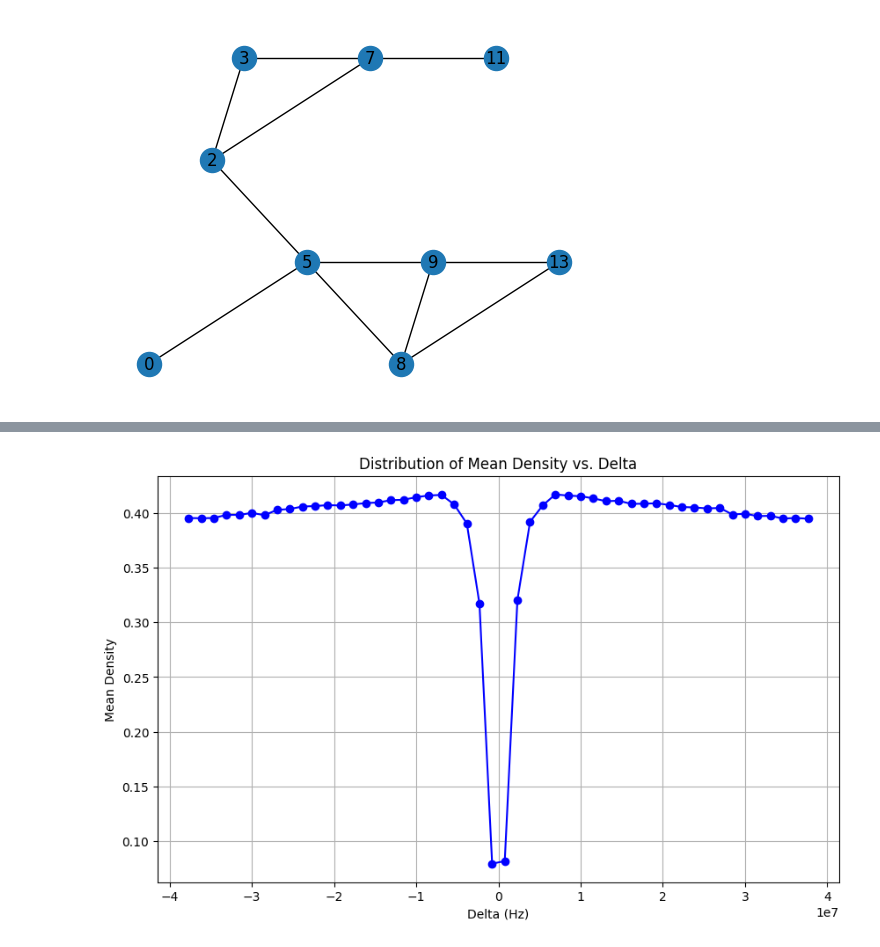
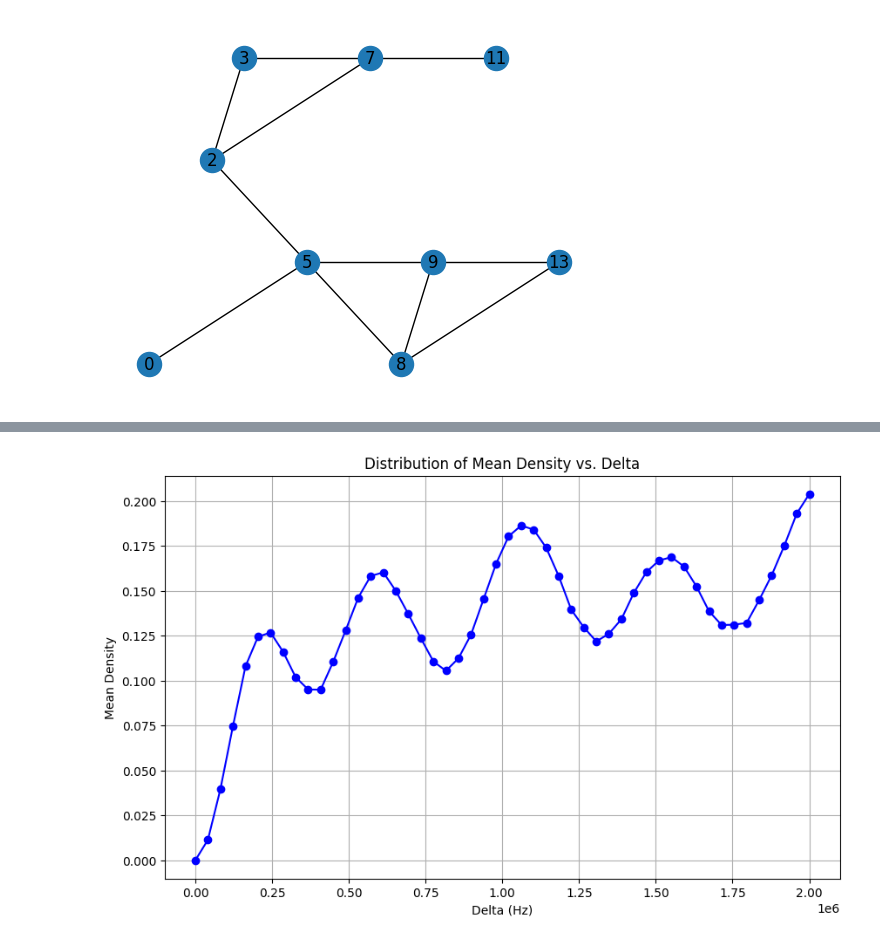
Before and after one commit to porkbellie/quantum-benchmark, a Jupyter notebook: MIS3.ipynb, the cells around one changed output, grey strips where cells are left out. Drawn from its saved outputs; the diff is of its cells as text; code cells hidden in the pictures.

```diff
--- a/MIS3.ipynb
+++ b/MIS3.ipynb
@@ -56,6 +58,15 @@ def generate_unit_disk(atoms_l: int, atoms_w: int, scale=4.0*1e-6, dropout=0.45)
     graph.remove_nodes_from([atom_to_edge[atom] for atom in  set(atom_list) - set(list(remaining_atom_list))])
 
     return atoms, graph
+# %%
+Omega_max = 1e6
+Delta_max = 2e6
+
+T_flat = 0.1*1e-6
+T_max = 0.6*1e-5
+T_rise = 0.1*1e-6
+
+seeds = np.arange(10)
 # %%
 atoms, graph = generate_unit_disk(atoms_l, atoms_w)
 # %%
@@ -118,12 +129,12 @@ def loss_piecewise_linear(atoms: AtomArrangement, T_flat: float, T_max: float, T
 # %%
 from collections import Counter
 
-Omega_max = 6*2*np.pi*1e6
-Delta_max = 6*2*np.pi*1e6
+Omega_max = 1e6
+Delta_max = 2e6
 
 T_flat = 0.1*1e-6
 T_max = 0.6*1e-5
-T_rise = 0.4*1e-6
+T_rise = 0.1*1e-6
 
 start = time.time()
 initial_rydberg_density, initial_density_std, initial_registers, initial_Deltas = loss_piecewise_linear(atoms, T_flat, T_max, T_rise, Omega_max, Delta_max)
@@ -165,20 +176,20 @@ Independent set of 4-th most likely outcome
 # %%
 # Mean vs Delta
-delta_values = np.linspace(-Delta_max, Delta_max, 50)
+delta_values = np.linspace(0, Delta_max, 50)
 mean_densities = []
 
 for delta in delta_values:
     mean_density, _, _, _ = loss_piecewise_linear(atoms, T_flat, T_max, T_rise, delta, Omega_max)
     mean_densities.append(mean_density)
 
 plt.figure(figsize=(10, 6))
 plt.plot(delta_values, mean_densities, marker='o', linestyle='-', color='b')
 plt.xlabel('Delta (Hz)')
 plt.ylabel('Mean Density')
 plt.title('Distribution of Mean Density vs. Delta')
 plt.grid(True)
 plt.show()
 # %% [output]
-[figure, old version]
+[figure, new version]
 # %%
 # Mean vs Omega
```
Also changed, not shown: parts of 11 cells of this notebook.
